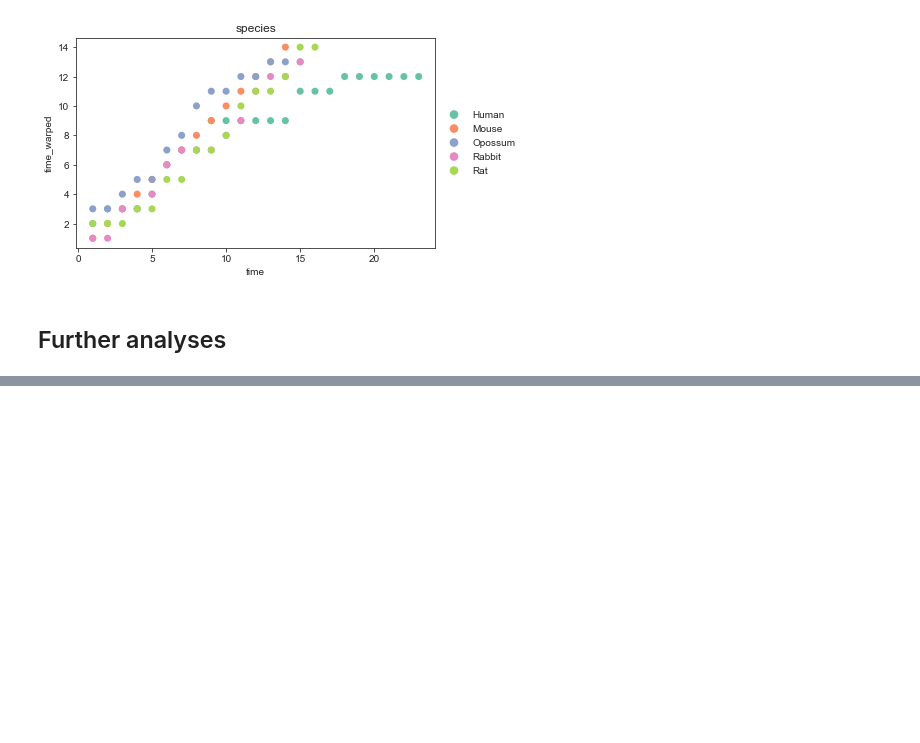
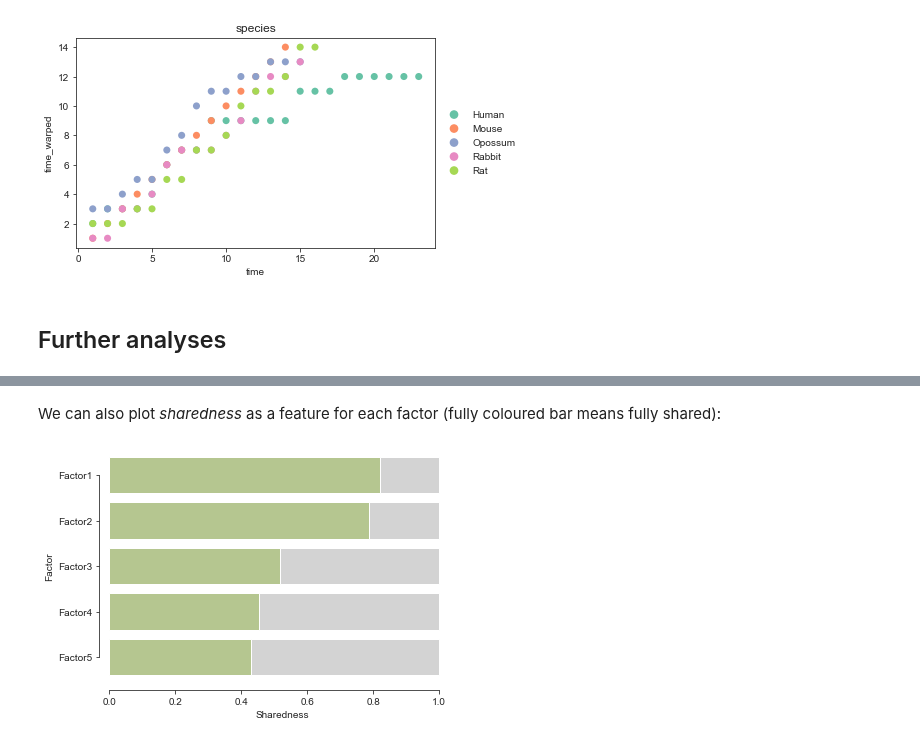
Before and after one commit to scverse/muon-tutorials, a Jupyter notebook: mefisto/1-MEFISTO-evodevo.ipynb, the cells around one changed output, grey strips where cells are left out. Drawn from its saved outputs; the diff is of its cells as text; code cells hidden in the pictures; blank space fills up the shorter version.

```diff
--- a/mefisto/1-MEFISTO-evodevo.ipynb
+++ b/mefisto/1-MEFISTO-evodevo.ipynb
@@ -227,0 +276,6 @@ This is not yet implemented for muon and can be done from R as described [here](
+# %% [markdown]
+We can also plot _sharedness_ as a feature for each factor (fully coloured bar means fully shared):
+# %%
+mofax.plot_sharedness(model);
+# %% [output]
+[figure, added]
```
Also changed, not shown: parts of 18 cells of this notebook.
